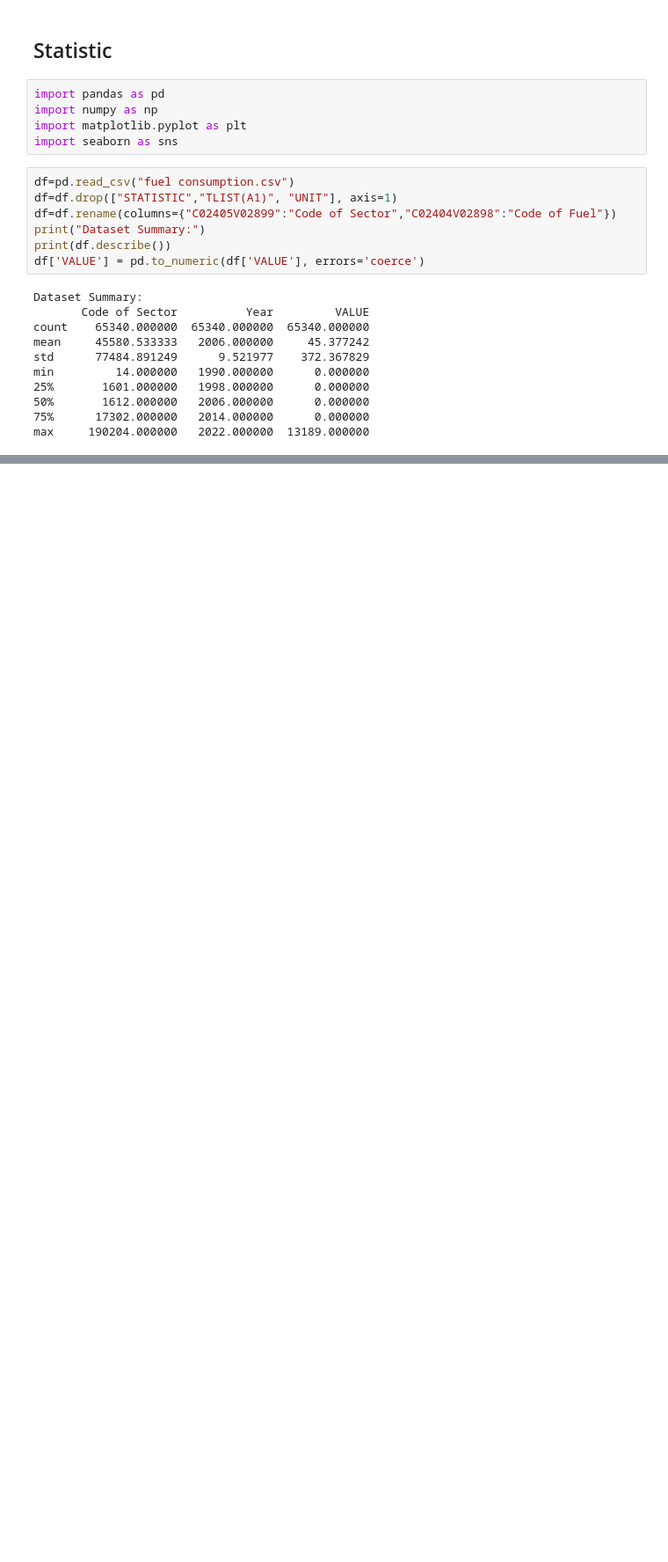
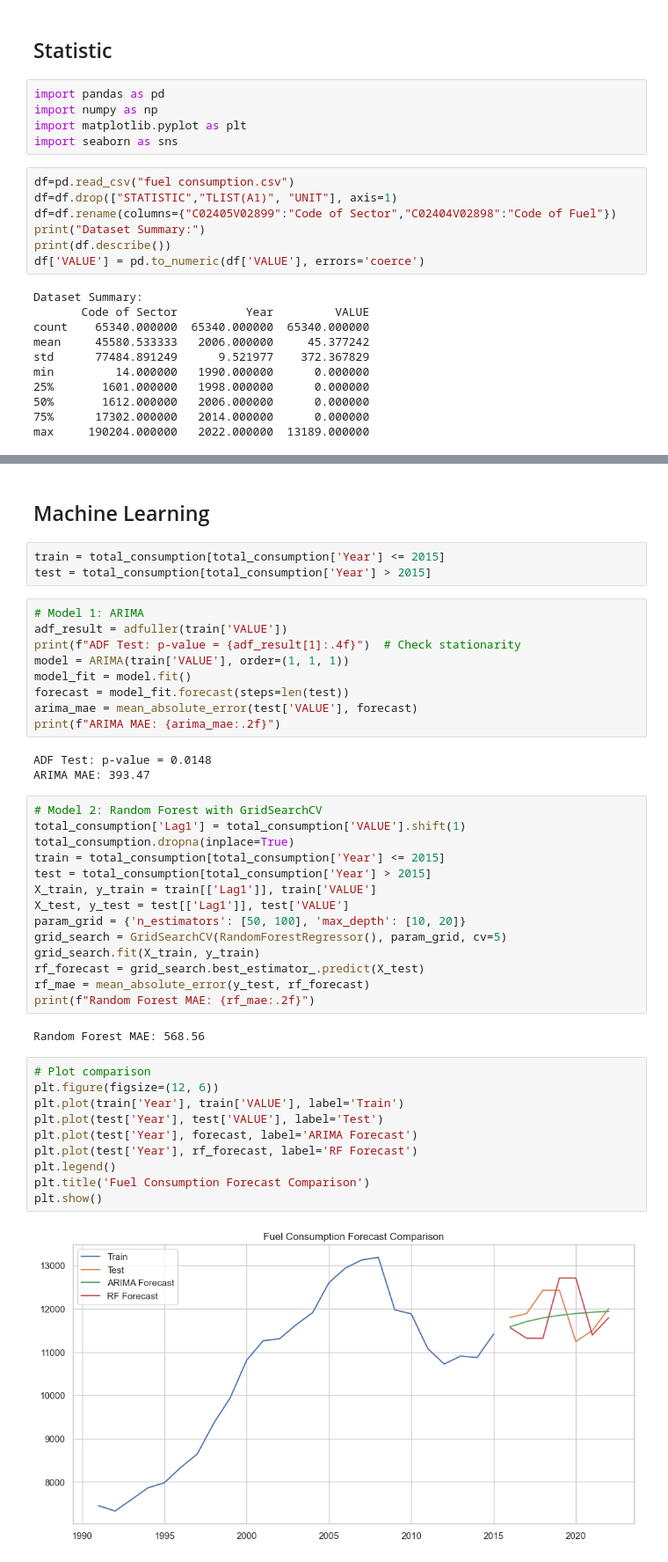
Before and after one commit to Zayaa0404/CA2, a Jupyter notebook: fuel.ipynb, the cells around one changed output, grey strips where cells are left out. Shown at 88% size. Saved outputs shown, nothing was run; the diff lists cells and outputs as text; blank space fills up the shorter version.

Commit message:
machine learning
ml

```diff
--- a/fuel.ipynb
+++ b/fuel.ipynb
@@ -193,0 +294,45 @@ max     190204.000000   2022.000000  13189.000000
+# %% [markdown]
+## Machine Learning
+# %%
+train = total_consumption[total_consumption['Year'] <= 2015]
+test = total_consumption[total_consumption['Year'] > 2015]
+# %%
+# Model 1: ARIMA
+adf_result = adfuller(train['VALUE'])
+print(f"ADF Test: p-value = {adf_result[1]:.4f}")  # Check stationarity
+model = ARIMA(train['VALUE'], order=(1, 1, 1))
+model_fit = model.fit()
+forecast = model_fit.forecast(steps=len(test))
+arima_mae = mean_absolute_error(test['VALUE'], forecast)
+print(f"ARIMA MAE: {arima_mae:.2f}")
+# %% [output]
+ADF Test: p-value = 0.0148
+ARIMA MAE: 393.47
+# %%
+# Model 2: Random Forest with GridSearchCV
+total_consumption['Lag1'] = total_consumption['VALUE'].shift(1)
+total_consumption.dropna(inplace=True)
+train = total_consumption[total_consumption['Year'] <= 2015]
+test = total_consumption[total_consumption['Year'] > 2015]
+X_train, y_train = train[['Lag1']], train['VALUE']
+X_test, y_test = test[['Lag1']], test['VALUE']
+param_grid = {'n_estimators': [50, 100], 'max_depth': [10, 20]}
+grid_search = GridSearchCV(RandomForestRegressor(), param_grid, cv=5)
+grid_search.fit(X_train, y_train)
+rf_forecast = grid_search.best_estimator_.predict(X_test)
+rf_mae = mean_absolute_error(y_test, rf_forecast)
+print(f"Random Forest MAE: {rf_mae:.2f}")
+# %% [output]
+Random Forest MAE: 568.56
+# %%
+# Plot comparison
+plt.figure(figsize=(12, 6))
+plt.plot(train['Year'], train['VALUE'], label='Train')
+plt.plot(test['Year'], test['VALUE'], label='Test')
+plt.plot(test['Year'], forecast, label='ARIMA Forecast')
+plt.plot(test['Year'], rf_forecast, label='RF Forecast')
+plt.legend()
+plt.title('Fuel Consumption Forecast Comparison')
+plt.show()
+# %% [output]
+[figure, added]
```
Also changed, not shown: parts of 14 cells of this notebook.
